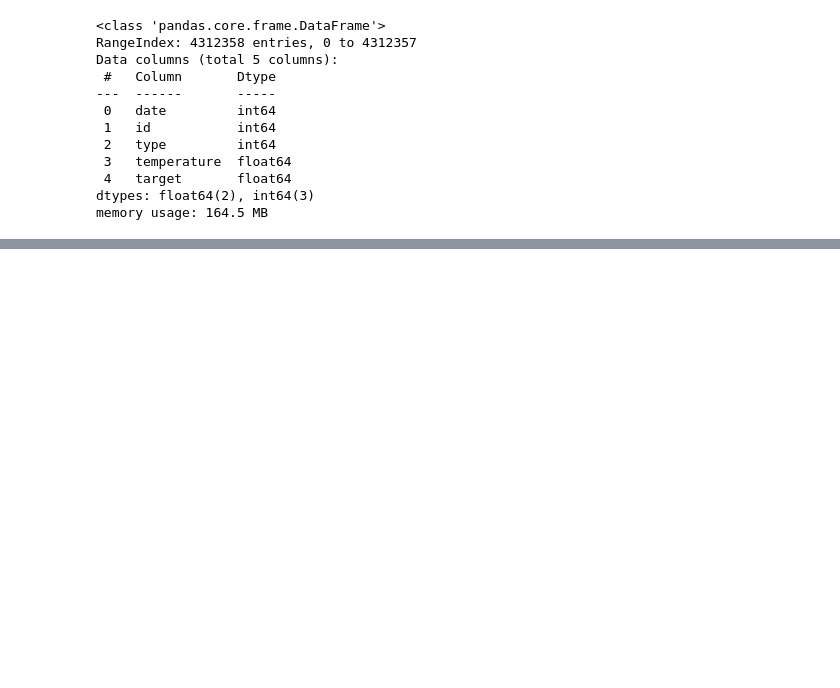
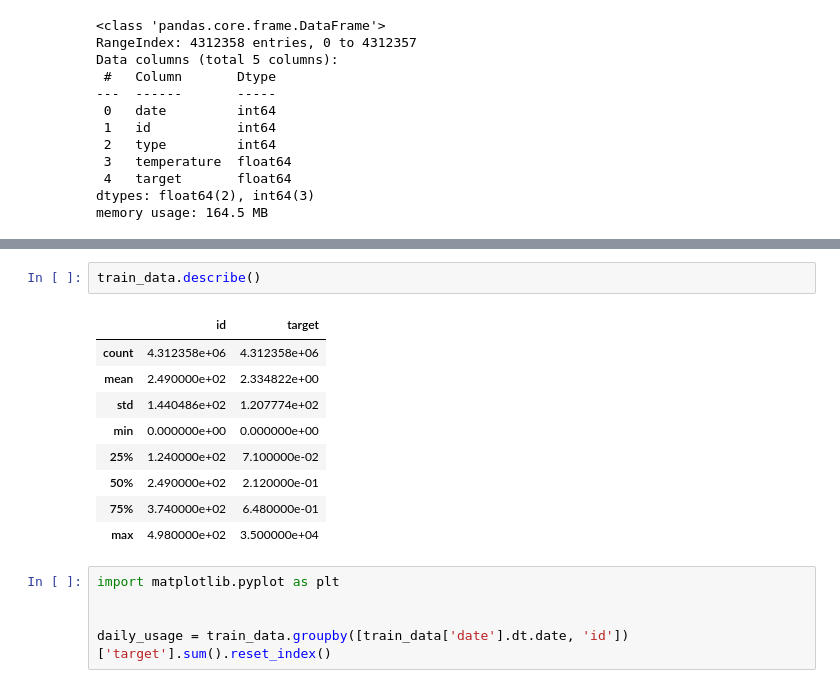
Before and after one commit to InhabitancyCocoon/energy-consumption-forecasting, a Jupyter notebook: task1-timing-data-analysis/task1.ipynb, the cells around one changed output, grey strips where cells are left out. Drawn from its saved outputs; the diff is of its cells as text; blank space fills up the shorter version.

```diff
--- a/task1-timing-data-analysis/task1.ipynb
+++ b/task1-timing-data-analysis/task1.ipynb
@@ -50,0 +36,17 @@ plt.show()
+# %%
+train_data.describe()
+# %% [output]
+|  | id | target |
+| count | 4.312358e+06 | 4.312358e+06 |
+| mean | 2.490000e+02 | 2.334822e+00 |
+| std | 1.440486e+02 | 1.207774e+02 |
+| min | 0.000000e+00 | 0.000000e+00 |
+| 25% | 1.240000e+02 | 7.100000e-02 |
+| 50% | 2.490000e+02 | 2.120000e-01 |
+| 75% | 3.740000e+02 | 6.480000e-01 |
+| max | 4.980000e+02 | 3.500000e+04 |
+# %%
+import matplotlib.pyplot as plt
+
+
+daily_usage = train_data.groupby([train_data['date'].dt.date, 'id'])['target'].sum().reset_index()
```
Also changed, not shown: parts of 6 cells of this notebook.
